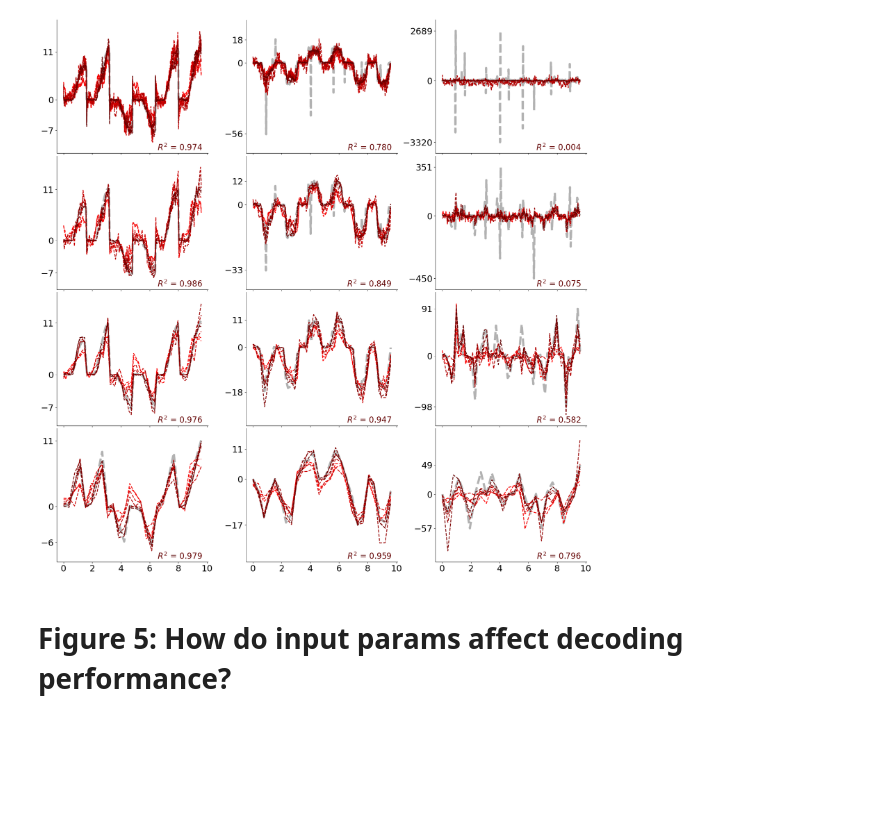
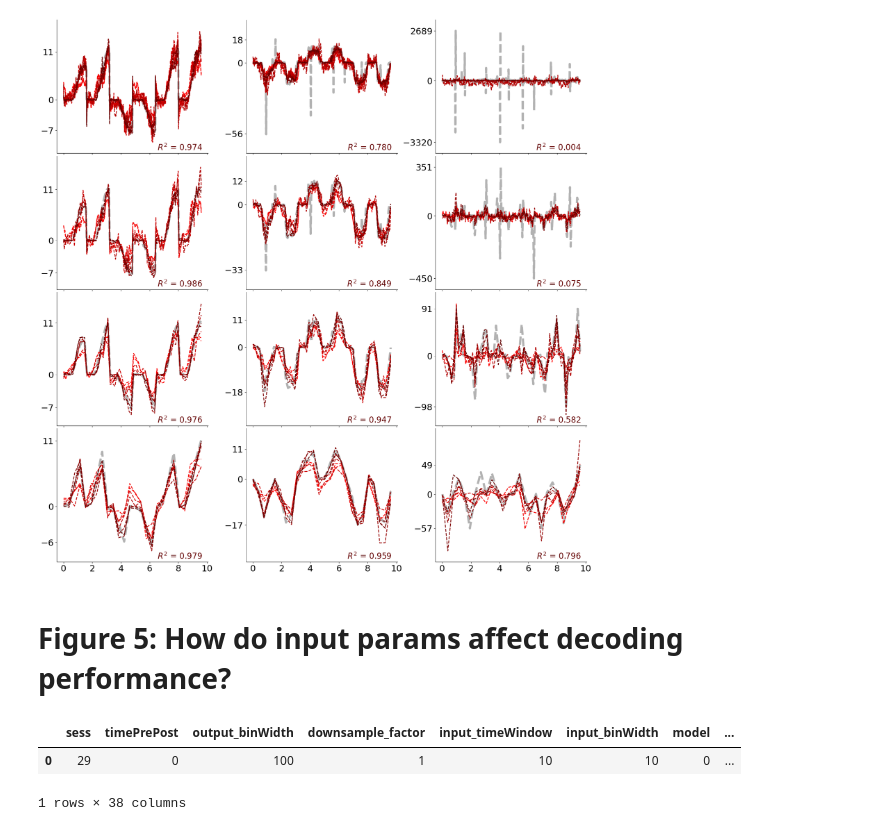
Before and after one commit to mayolabvision/NeuralDecoding, a Jupyter notebook: analyses/Manuscript_Plots.ipynb, the cells around one changed output. Saved outputs shown, nothing was run; the diff lists cells and outputs as text; code cells hidden in the pictures; blank space fills up the shorter version.

```diff
--- a/analyses/Manuscript_Plots.ipynb
+++ b/analyses/Manuscript_Plots.ipynb
@@ -963,25 +963,29 @@ else:
 # %%
 data_folder = '/Users/kendranoneman/Projects/mayo/NeuralDecoding/runs/'
 sub_folder = 'figure4/'
 
 column_names = ['sess','timePrePost','output_binWidth','downsample_factor','input_timeWindow','input_binWidth','model','output','nMT','nFEF','repeat','outer_fold','R2_train','rho_train','R2','rho','R2_shuf','rho_shuf','eval_full','prms','preProcess_time','train_time','test_time']
 df0, conds0, yTest_all0, yTestPred_all0 = get_outputs_wTraces(data_folder+sub_folder,["-o0-","m00"],column_names)
 
 df = df0
 all_r2 = []
 for i in range(10):
-    all_r2.append(df0.loc[(df0['model']==7)].groupby('outer_fold')['R2_mn'].mean().values[i].mean())
+    all_r2.append(df0.loc[(df0['model']==0)].groupby('outer_fold')['R2_mn'].mean().values[i].mean())
 best_fold = np.array(all_r2).argmax()
 
 df['num_bins'] = sess_size / df['output_binWidth']
 df['preProcessTime_corrected'] = df['preProcess_time'] / df['num_bins']
 df['inference_time'] = df['test_time'] + df['preProcessTime_corrected']
 
 df['train_time'] = df['train_time'] / 60
 
 df = df[df['R2_mn'] >= 0]
 
 df.head(1)
+# %% [output]
+|  | sess | timePrePost | output_binWidth | downsample_factor | input_timeWindow | input_binWidth | model | ... |
+| 0 | 29 | 0 | 100 | 1 | 10 | 10 | 0 | ... |
+1 rows × 38 columns
 # %%
 import matplotlib.ticker as ticker
 
```
Also changed, not shown: parts of 1 cell of this notebook.
